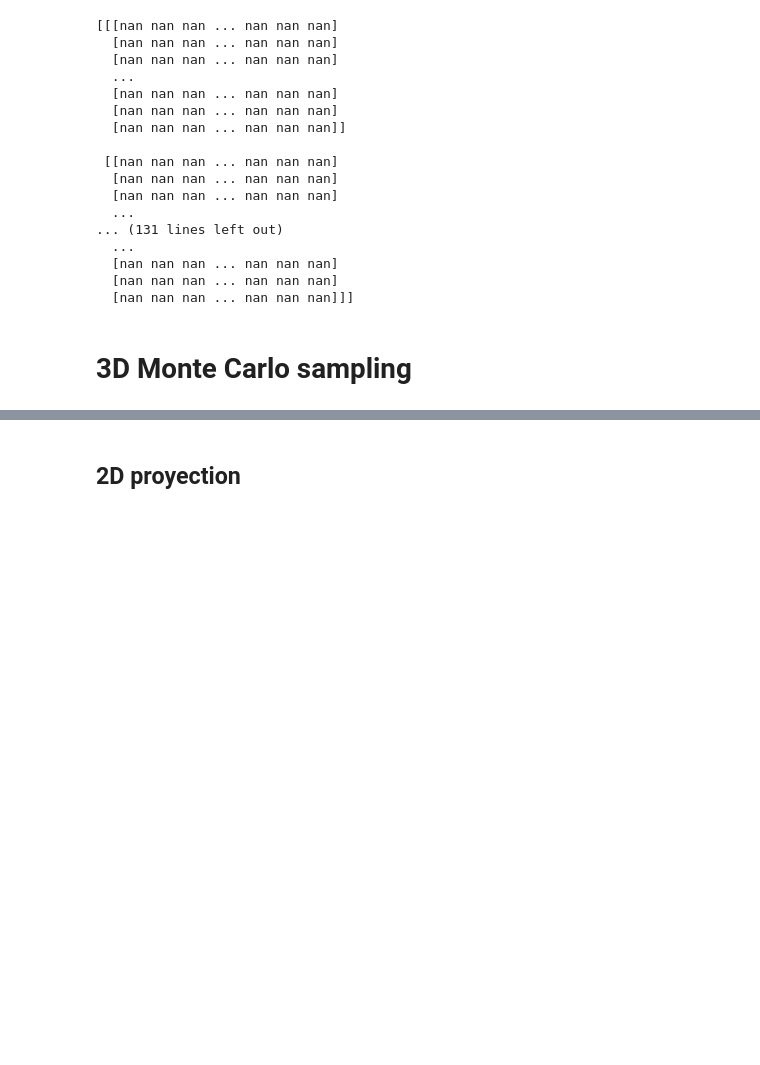
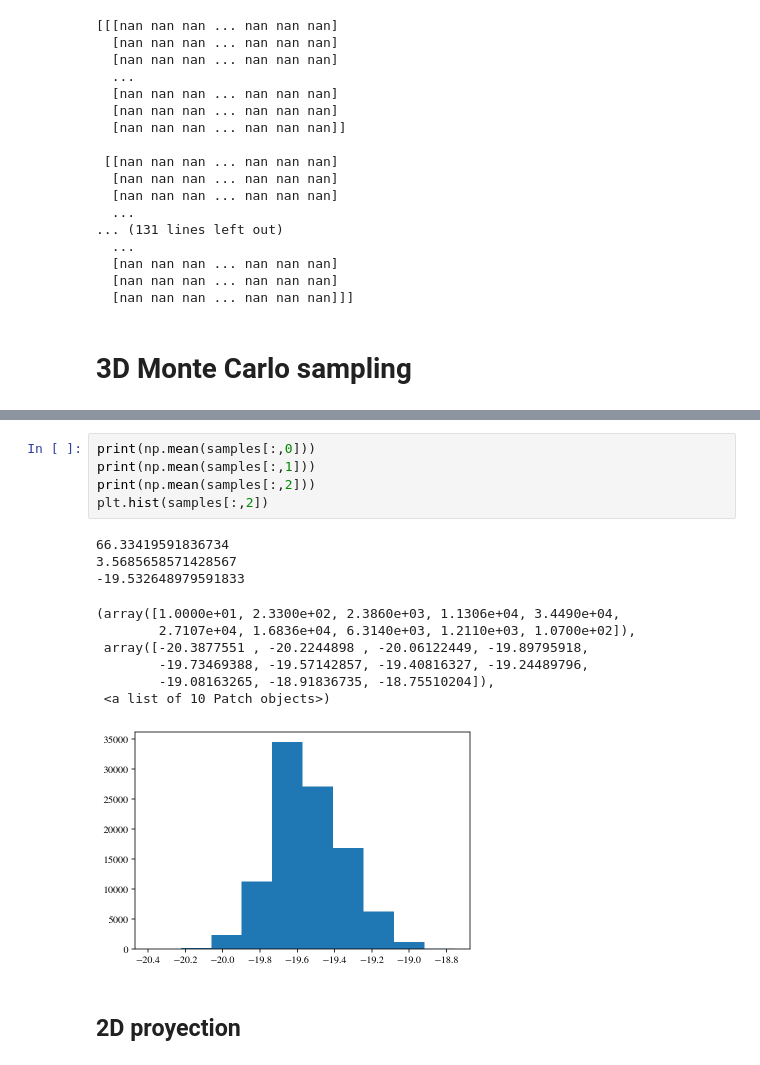
Before and after one commit to matiasleize/GC_MCMC, a Jupyter notebook: notebooks/age_of_the_universe/final stuff/plot_age_of_universe_0.90_heatmap_load.ipynb, the cells around one changed output, grey strips where cells are left out. Cells and saved outputs as stored; diff of their text form; blank space fills up the shorter version.

```diff
--- a/notebooks/age_of_the_universe/final stuff/plot_age_of_universe_0.90_heatmap_load.ipynb
+++ b/notebooks/age_of_the_universe/final stuff/plot_age_of_universe_0.90_heatmap_load.ipynb
@@ -280,3 +284,19 @@ WARNING:root:fine_bins_2D not large enough for optimal density: y, z
+# %%
+print(np.mean(samples[:,0]))
+print(np.mean(samples[:,1]))
+print(np.mean(samples[:,2]))
+plt.hist(samples[:,2])
+# %% [output]
+66.33419591836734
+3.5685658571428567
+-19.532648979591833
+(array([1.0000e+01, 2.3300e+02, 2.3860e+03, 1.1306e+04, 3.4490e+04,
+        2.7107e+04, 1.6836e+04, 6.3140e+03, 1.2110e+03, 1.0700e+02]),
+ array([-20.3877551 , -20.2244898 , -20.06122449, -19.89795918,
+        -19.73469388, -19.57142857, -19.40816327, -19.24489796,
+        -19.08163265, -18.91836735, -18.75510204]),
+ <a list of 10 Patch objects>)
+[figure, added]
 # %% [markdown]
 ## 2D proyection
 # %%
```
Also changed, not shown: parts of 4 cells of this notebook.
